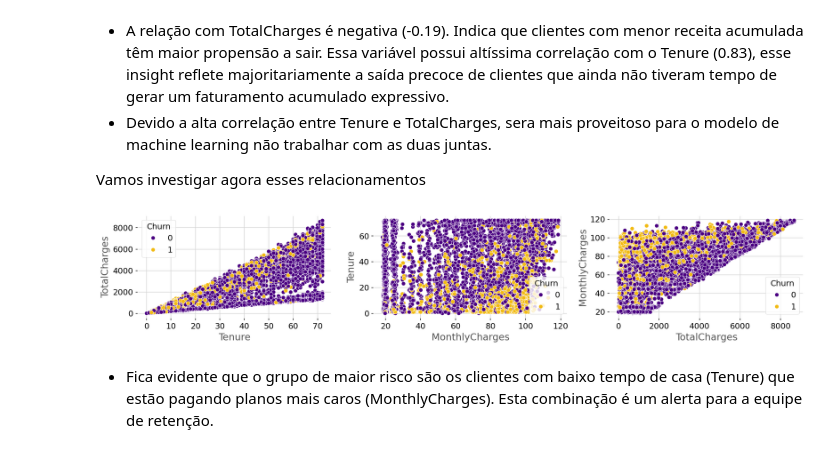
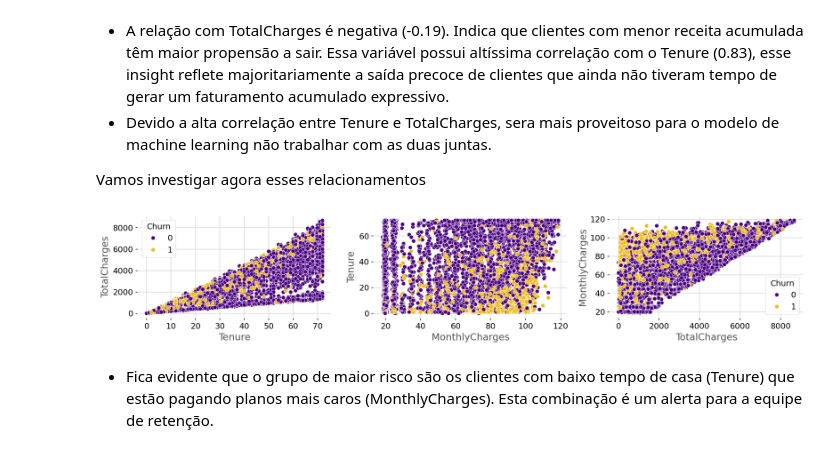
Before and after one commit to RebecaVBoas/Telco-Customer-Churn-Prediction, a Jupyter notebook: notebooks/EDA.ipynb, the cells around one changed output. Cells and saved outputs as stored; diff of their text form; code cells hidden in the pictures.

Commit message:
feat: upload de imagem do grafico de dispersão de MonthyCharges

```diff
--- a/notebooks/EDA.ipynb
+++ b/notebooks/EDA.ipynb
@@ -523,14 +523,14 @@ Vamos investigar agora esses relacionamentos
 # %%
 colors = [ '#4B0082', '#F2BB13']
 
 fig, axes = plt.subplots(1, 3, figsize = (15, 3))
 sns.scatterplot(data = df_train, x = 'Tenure', y = 'TotalCharges', hue ='Churn', ax= axes[0], palette = colors)
-sns.scatterplot(data = df_train, x = 'MonthlyCharges', y = 'Tenure', hue = 'Churn', ax = axes[1], palette = colors)
+sns.scatterplot(data = df_train, x = 'MonthlyCharges', y = 'Tenure', hue = 'Churn', ax = axes[1], palette = colors, legend = False)
 sns.scatterplot(data = df_train, x = 'TotalCharges', y = 'MonthlyCharges', hue = 'Churn', ax = axes[2], palette = colors)
 plt.tight_layout()
 plt.show()
 # %% [output]
-[figure, old version]
+[figure, new version]
 # %% [markdown]
 * Fica evidente que o grupo de maior risco são os clientes com baixo tempo de casa (Tenure) que estão pagando planos mais caros (MonthlyCharges). Esta combinação é um alerta para a equipe de retenção.
 # %%
```
Also changed, not shown: 1 other file.
